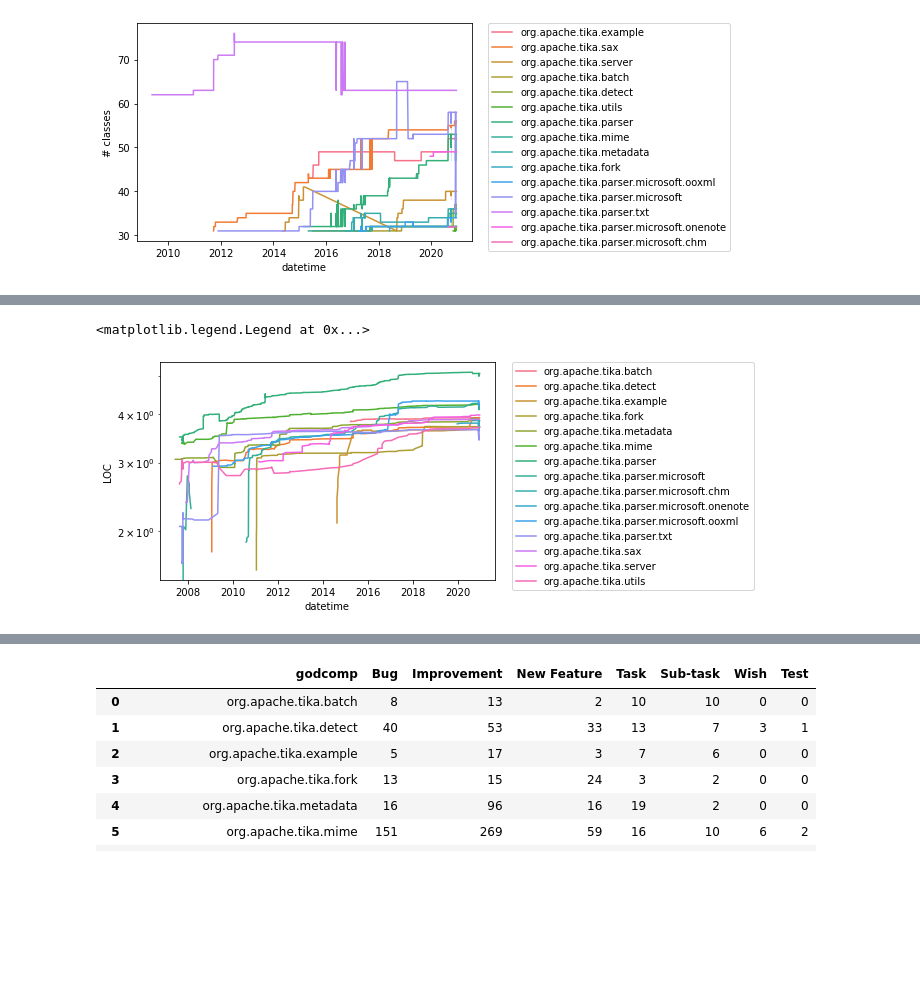
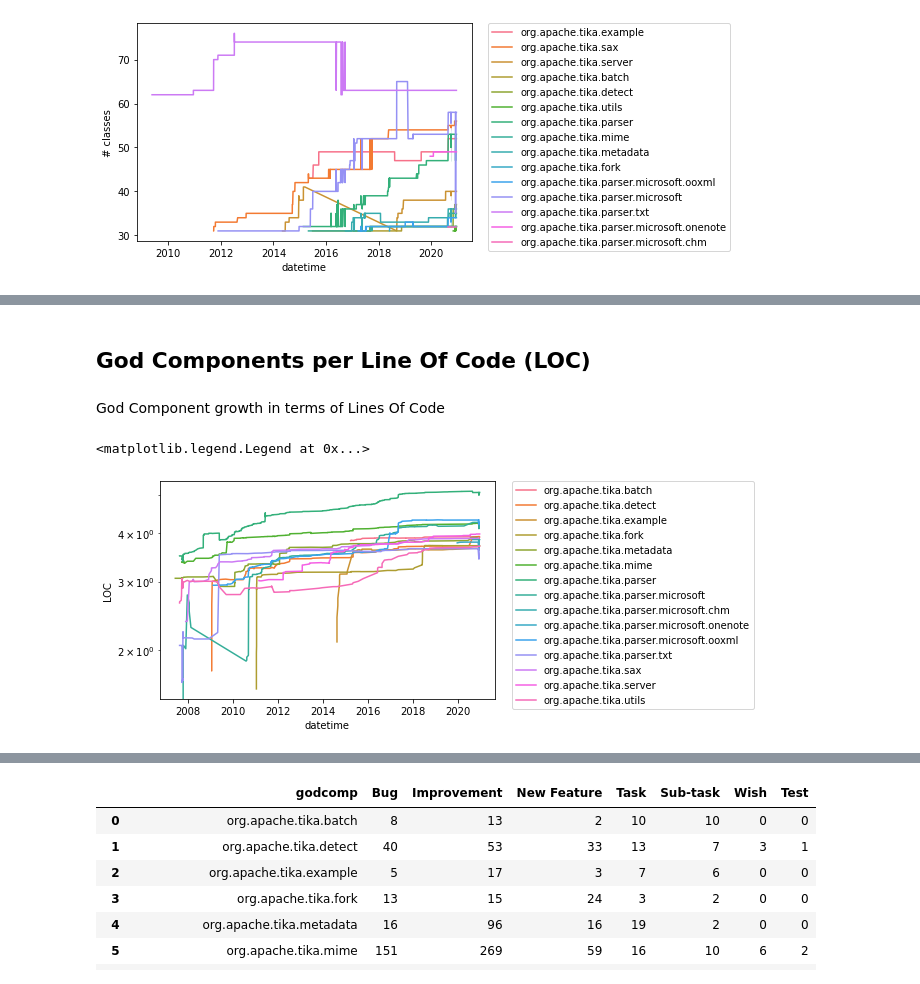
Before and after one commit to dunnkers/god-components, a Jupyter notebook: statistics.ipynb, the cells around one changed output, grey strips where cells are left out. Saved outputs shown, nothing was run; the diff lists cells and outputs as text; code cells hidden in the pictures; blank space fills up the shorter version.

Commit message:
Refactor fetching LOC data

```diff
--- a/statistics.ipynb
+++ b/statistics.ipynb
@@ -48,0 +49,3 @@ all_issues.head()
+# %%
+all_locs = get_locs()
+all_locs.head()
@@ -131,9 +137,0 @@ Computes the cumulative Lines Of Code for every God Component at the state of ev
-# %%
-git_checkout(1, 'main') # make sure repo(1) is recently `git pull`'ed
-
-godcomps = all_reports['package'].unique()
-mapped_commits = []
-for index, row in tqdm(commits.iterrows(), total=commits.shape[0]):
-    mapped_commits.append(compute_locs(godcomps, row))
-all_locs = pd.concat(mapped_commits)
-all_locs.head()
@@ -147,20 +138,13 @@ all_locs.head()
+# %% [markdown]
+## God Components per Line Of Code (LOC)
+# %% [markdown]
+God Component growth in terms of Lines Of Code
 # %%
-# Compute LOC change for every godcomp
-godcomp_dfs = []
-for godcomp, df in all_locs.groupby('godcomp'):
-    df = df.sort_values('datetime')
-    df['change'] = df['additions'] - df['deletions']
-    df['LOC'] = df['change'].cumsum()
-    godcomp_dfs.append(df)
-locdata = pd.concat(godcomp_dfs)
-
-# Plot
 fig, ax = plt.subplots()
-from matplotlib.ticker import ScalarFormatter
 ax.set(yscale="log")
-sns.lineplot(data=locdata, x='datetime', y='LOC', hue='godcomp', ax=ax)
+sns.lineplot(data=all_locs, x='datetime', y='LOC', hue='godcomp', ax=ax)
 plt.legend(bbox_to_anchor=(1.05, 1), loc=2, borderaxespad=0.)
 # %% [output]
 <matplotlib.legend.Legend at 0x...>
-[figure, old version]
+[figure, new version]
 # %%
```
Also changed, not shown: parts of 7 cells of this notebook, 3 other files.
